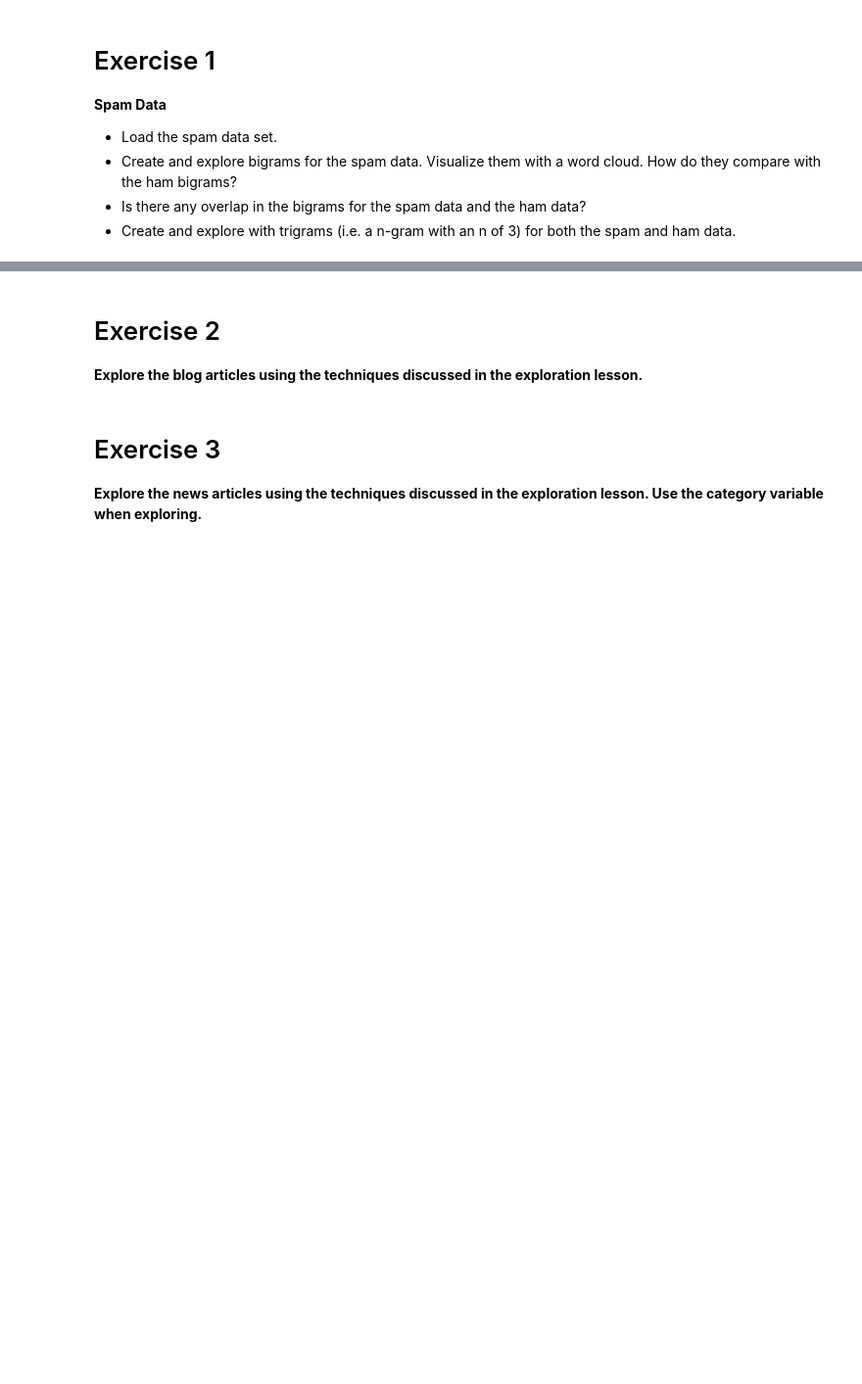
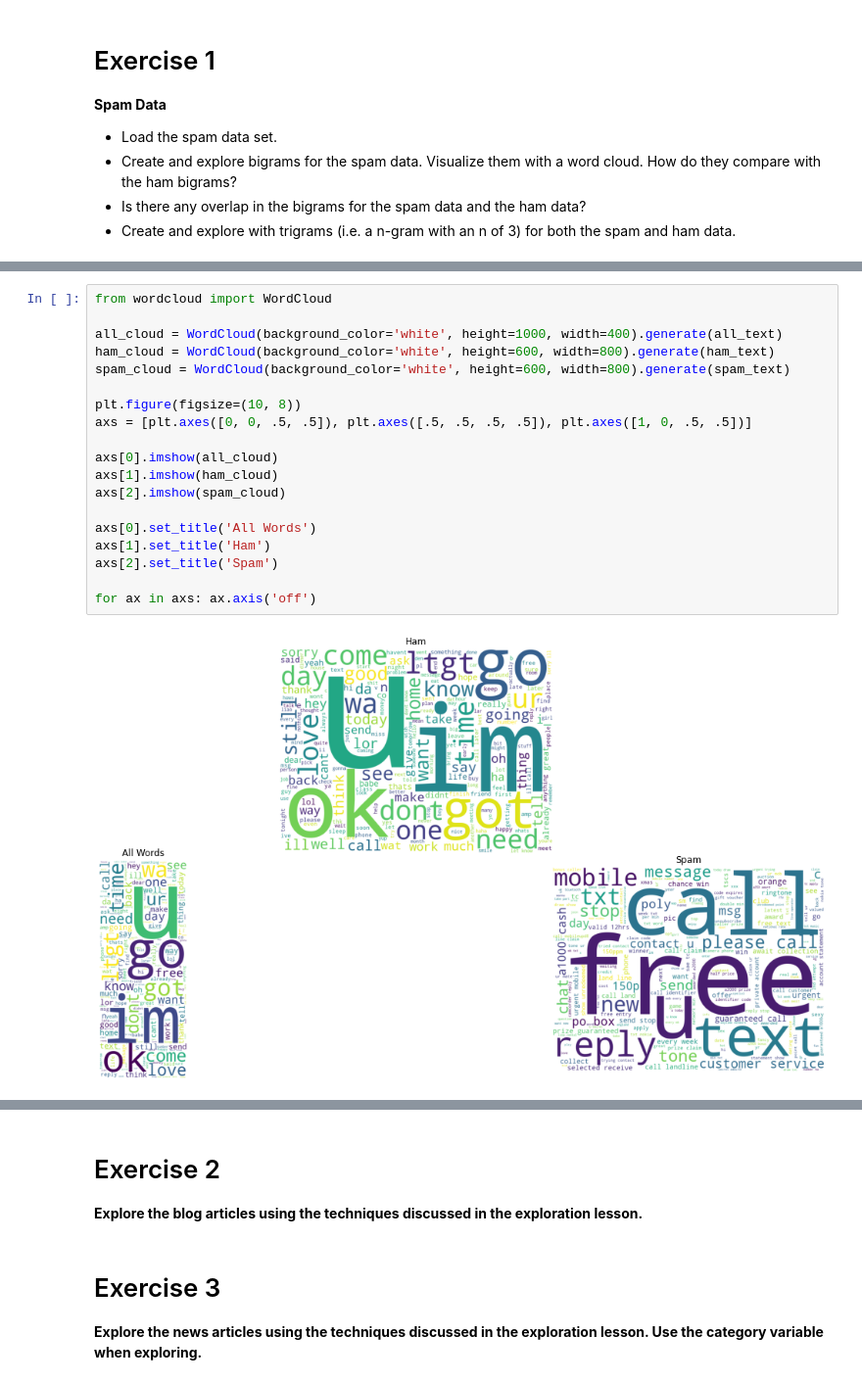
Before and after one commit to BraedenWright/natural-language-processing-exercises, a Jupyter notebook: explore.ipynb, the cells around one changed output, grey strips where cells are left out. Shown: that part at 98% size. Cells and saved outputs as stored; diff of their text form; blank space fills up the shorter version.

```diff
--- a/explore.ipynb
+++ b/explore.ipynb
@@ -25,0 +129,21 @@ plt.style.use('seaborn-darkgrid')
+# %%
+from wordcloud import WordCloud
+
+all_cloud = WordCloud(background_color='white', height=1000, width=400).generate(all_text)
+ham_cloud = WordCloud(background_color='white', height=600, width=800).generate(ham_text)
+spam_cloud = WordCloud(background_color='white', height=600, width=800).generate(spam_text)
+
+plt.figure(figsize=(10, 8))
+axs = [plt.axes([0, 0, .5, .5]), plt.axes([.5, .5, .5, .5]), plt.axes([1, 0, .5, .5])]
+
+axs[0].imshow(all_cloud)
+axs[1].imshow(ham_cloud)
+axs[2].imshow(spam_cloud)
+
+axs[0].set_title('All Words')
+axs[1].set_title('Ham')
+axs[2].set_title('Spam')
+
+for ax in axs: ax.axis('off')
+# %% [output]
+[figure, added]
```
Also changed, not shown: parts of 13 cells of this notebook, 3 other files.
